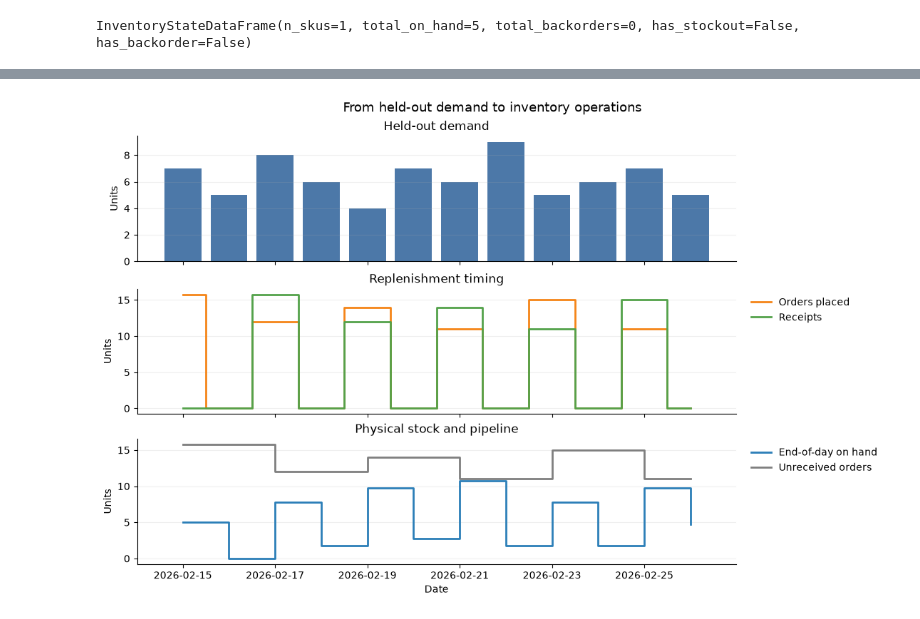
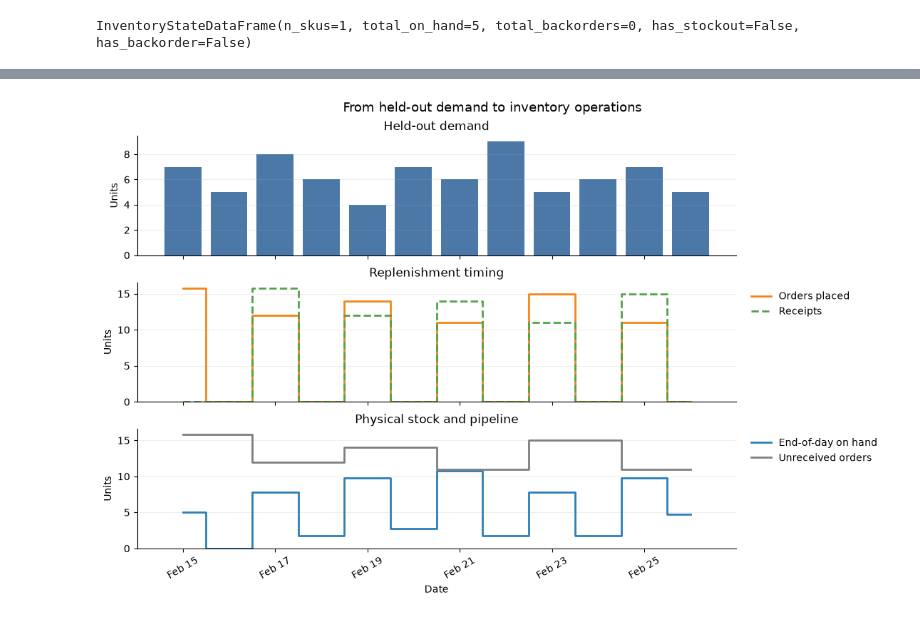
Before and after one commit to FilTheo/stockcast, a Jupyter notebook: examples/notebooks/04c_cumulative_protection_target.ipynb, the cells around one changed output, grey strips where cells are left out. Saved outputs shown, nothing was run; the diff lists cells and outputs as text; code cells hidden in the pictures.

```diff
--- a/examples/notebooks/04c_cumulative_protection_target.ipynb
+++ b/examples/notebooks/04c_cumulative_protection_target.ipynb
@@ -254,29 +365,26 @@ opening_inventory
 # %% [output]
 InventoryStateDataFrame(n_skus=1, total_on_hand=12, total_backorders=0, has_stockout=False, has_backorder=False)
 # %%
-# Section 4 continued: order-up-to policy fed by the external target.
 from stockcast.policies import OrderUpToPolicy
 
-# Fitting validates that the target matches this policy's service level and horizon.
 policy = OrderUpToPolicy(
     lead_time=lead_time,  # 2-day delivery delay; order enters pipeline, not on-hand.
     review_period=review_period,  # Review every 2 days; only those periods may order.
     freq=period_frequency,  # Daily steps; must match demand and state frequency.
     service_level=service_level,  # 95% protection; the target is read as this quantile.
     allow_backorders=False,  # Lost sales; matches the opening state, unmet demand is lost.
-    date_column='target_end_date',  # Must equal origin + H; validated.
-).fit(
+    date_column="target_end_date",  # Must equal origin + H; validated.
+)
+
+# Fitting checks that target_end_date is H = L + R days after the forecast origin.
+policy.fit(
     target,  # One externally calculated cumulative target row for this SKU.
-    target_column='protection_target',  # S value: direct 4-day cumulative upper bound.
+    target_column="protection_target",  # S value: direct 4-day cumulative upper bound.
     forecast_origin=forecast_origin,  # Info date; history ends here, holdout starts next day.
 )
 
 # The policy orders up from inventory position to the fitted target level.
 opening_decision = policy.predict(opening_inventory, current_period=0)
-print('Opening inventory')
-print(opening_inventory.inventory_position()[[
-    'unique_id', 'on_hand', 'total_in_transit', 'inventory_position'
-]].to_string(index=False))
-print('\nOrder decision')
-print(opening_decision.get_dataframe().round(3).to_string(index=False))
+opening_position = opening_inventory.inventory_position()
+opening_position[["unique_id", "on_hand", "total_in_transit", "inventory_position"]]
 # %% [output]
@@ -371,25 +486,59 @@ The middle panel separates orders from receipts. An order is accepted into the l
 # %%
+ORDER_COLOR = "#F58518"
+STOCK_COLOR = "#2C7FB8"
+PIPELINE_COLOR = "#7F7F7F"
+
+dates = period_events["date"]
 # Separate panels prevent differently scaled flows and states from competing.
-fig, axes = plt.subplots(3, 1, figsize=(11, 7), sharex=True, layout='constrained')
+fig, axes = plt.subplots(3, 1, figsize=(11, 7), sharex=True, layout="constrained")
 
-axes[0].bar(period_events['date'], period_events['demand'], color='#4C78A8')
-axes[0].set(title='Held-out demand', ylabel='Units')
+axes[0].bar(dates, period_events["demand"], color=HISTORY_COLOR)
+axes[0].set(title="Held-out demand", ylabel="Units")
 
-axes[1].step(period_events['date'], period_events['order_quantity'], where='mid', color='#F58518', linewidth=2, label='Orders placed')
-axes[1].step(period_events['date'], period_events['received_units'], where='mid', color='#54A24B', linewidth=2, label='Receipts')
-axes[1].set(title='Replenishment timing', ylabel='Units')
+axes[1].step(
+    dates,
+    period_events["order_quantity"],
+    where="mid",
+    color=ORDER_COLOR,
+    linewidth=2,
+    label="Orders placed",
+)
+axes[1].step(
+    dates,
+    period_events["received_units"],
+    where="mid",
+    color=HOLDOUT_COLOR,
+    linewidth=2,
+    linestyle="--",
+    label="Receipts",
+)
+axes[1].set(title="Replenishment timing", ylabel="Units")
 
-axes[2].step(period_events['date'], period_events['ending_on_hand'], where='post', color='#2C7FB8', linewidth=2, label='End-of-day on hand')
-axes[2].step(period_events['date'], period_events['on_order_end'], where='post', color='#7F7F7F', linewidth=2, label='Unreceived orders')
-axes[2].set(title='Physical stock and pipeline', xlabel='Date', ylabel='Units')
+axes[2].step(
+    dates,
+    period_events["ending_on_hand"],
+    where="mid",
+    color=STOCK_COLOR,
+    linewidth=2,
+    label="End-of-day on hand",
+)
+axes[2].step(
+    dates,
+    period_events["on_order_end"],
+    where="mid",
+    color=PIPELINE_COLOR,
+    linewidth=2,
+    label="Unreceived orders",
+)
+axes[2].set(title="Physical stock and pipeline", xlabel="Date", ylabel="Units")
 
 # Put the keys outside the data area so no trajectory is hidden.
-axes[1].legend(frameon=False, loc='upper left', bbox_to_anchor=(1.01, 1.0))
-axes[2].legend(frameon=False, loc='upper left', bbox_to_anchor=(1.01, 1.0))
+axes[1].legend(frameon=False, loc="upper left", bbox_to_anchor=(1.01, 1.0))
+axes[2].legend(frameon=False, loc="upper left", bbox_to_anchor=(1.01, 1.0))
 for ax in axes:
-    ax.grid(axis='y', alpha=0.2)
-    ax.spines[['top', 'right']].set_visible(False)
-fig.suptitle('From held-out demand to inventory operations', fontsize=13)
+    style_axis(ax)
+format_dates(axes[2], list(dates[::2]))
+fig.suptitle("From held-out demand to inventory operations", fontsize=13)
 plt.show()
 # %% [output]
-[figure, old version]
+[figure, new version]
```
Also changed, not shown: parts of 26 cells of this notebook.
